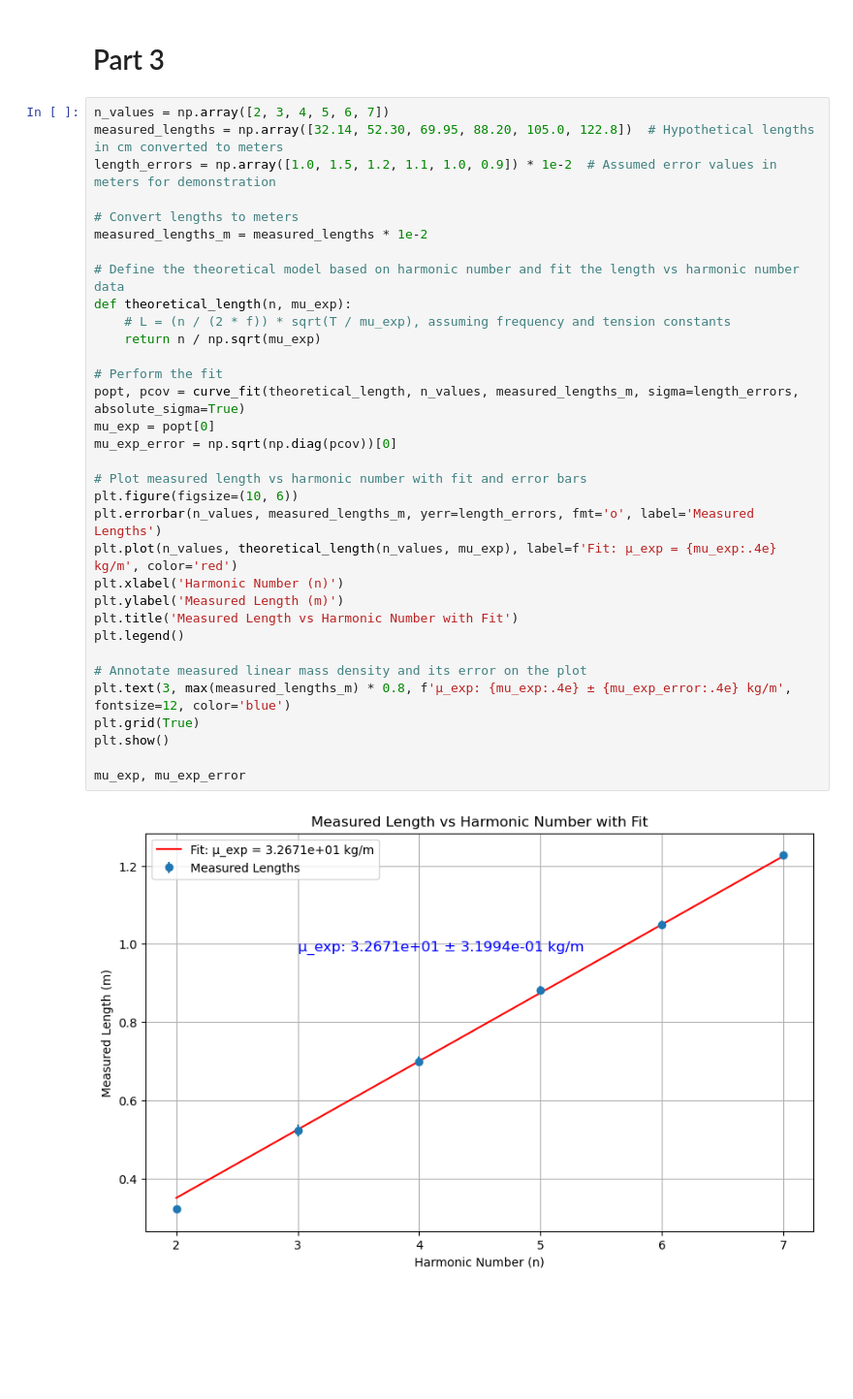
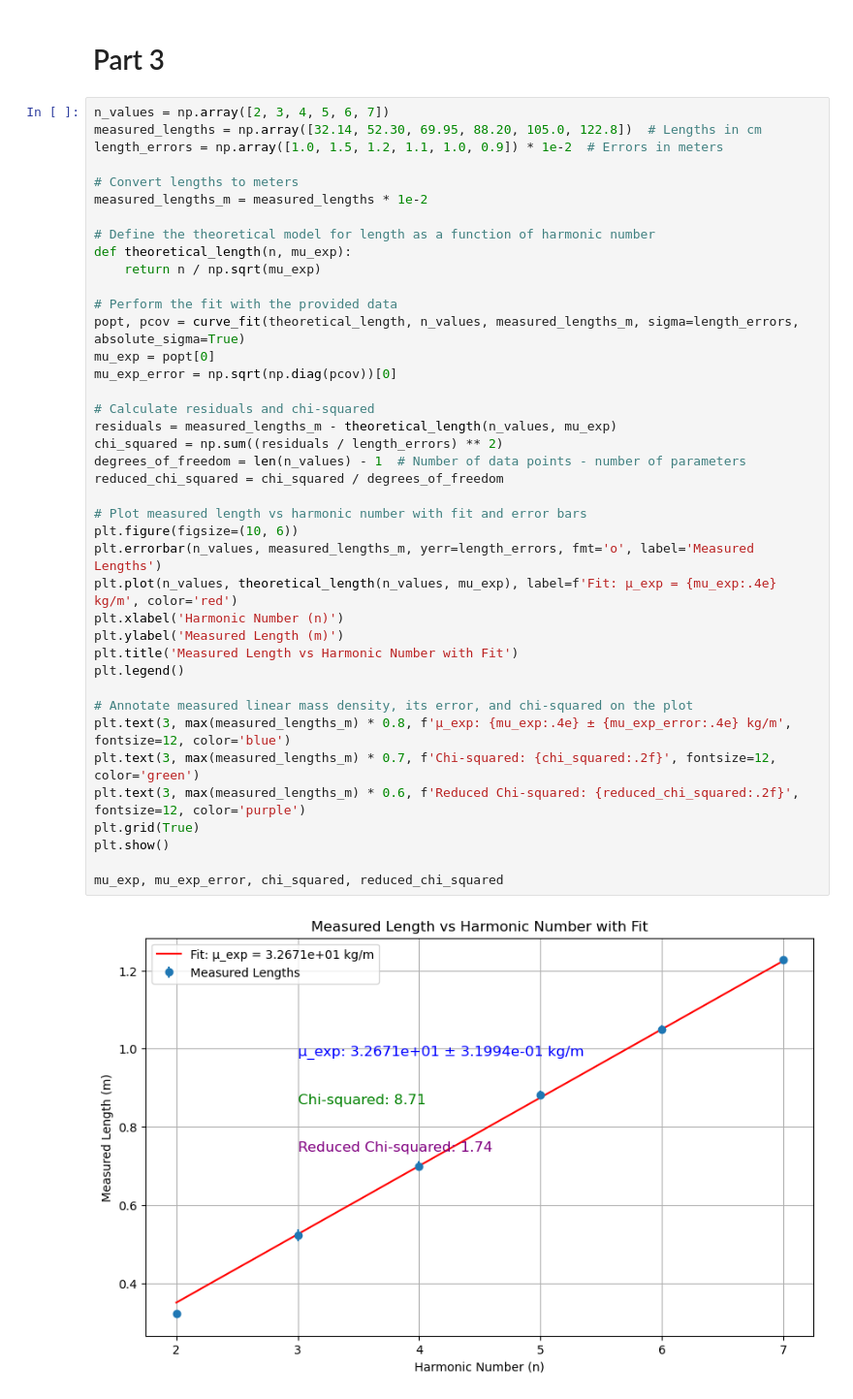
Before and after one commit to Faith-Qiao/physics5bl, a Jupyter notebook: lab11/lab11.ipynb, the cells around one changed output. Shown: that part at 97% size. Cells and saved outputs as stored; diff of their text form; blank space fills up the shorter version.

```diff
--- a/lab11/lab11.ipynb
+++ b/lab11/lab11.ipynb
@@ -116,36 +127,43 @@ alpha, alpha_error
 # Part 3
 # %%
 n_values = np.array([2, 3, 4, 5, 6, 7])
-measured_lengths = np.array([32.14, 52.30, 69.95, 88.20, 105.0, 122.8])  # Hypothetical lengths in cm converted to meters
-length_errors = np.array([1.0, 1.5, 1.2, 1.1, 1.0, 0.9]) * 1e-2  # Assumed error values in meters for demonstration
+measured_lengths = np.array([32.14, 52.30, 69.95, 88.20, 105.0, 122.8])  # Lengths in cm
+length_errors = np.array([1.0, 1.5, 1.2, 1.1, 1.0, 0.9]) * 1e-2  # Errors in meters
 
 # Convert lengths to meters
 measured_lengths_m = measured_lengths * 1e-2
 
-# Define the theoretical model based on harmonic number and fit the length vs harmonic number data
+# Define the theoretical model for length as a function of harmonic number
 def theoretical_length(n, mu_exp):
-    # L = (n / (2 * f)) * sqrt(T / mu_exp), assuming frequency and tension constants
     return n / np.sqrt(mu_exp)
 
-# Perform the fit
+# Perform the fit with the provided data
 popt, pcov = curve_fit(theoretical_length, n_values, measured_lengths_m, sigma=length_errors, absolute_sigma=True)
 mu_exp = popt[0]
 mu_exp_error = np.sqrt(np.diag(pcov))[0]
+
+# Calculate residuals and chi-squared
+residuals = measured_lengths_m - theoretical_length(n_values, mu_exp)
+chi_squared = np.sum((residuals / length_errors) ** 2)
+degrees_of_freedom = len(n_values) - 1  # Number of data points - number of parameters
+reduced_chi_squared = chi_squared / degrees_of_freedom
 
 # Plot measured length vs harmonic number with fit and error bars
 plt.figure(figsize=(10, 6))
 plt.errorbar(n_values, measured_lengths_m, yerr=length_errors, fmt='o', label='Measured Lengths')
 plt.plot(n_values, theoretical_length(n_values, mu_exp), label=f'Fit: μ_exp = {mu_exp:.4e} kg/m', color='red')
 plt.xlabel('Harmonic Number (n)')
 plt.ylabel('Measured Length (m)')
 plt.title('Measured Length vs Harmonic Number with Fit')
 plt.legend()
 
-# Annotate measured linear mass density and its error on the plot
+# Annotate measured linear mass density, its error, and chi-squared on the plot
 plt.text(3, max(measured_lengths_m) * 0.8, f'μ_exp: {mu_exp:.4e} ± {mu_exp_error:.4e} kg/m', fontsize=12, color='blue')
+plt.text(3, max(measured_lengths_m) * 0.7, f'Chi-squared: {chi_squared:.2f}', fontsize=12, color='green')
+plt.text(3, max(measured_lengths_m) * 0.6, f'Reduced Chi-squared: {reduced_chi_squared:.2f}', fontsize=12, color='purple')
 plt.grid(True)
 plt.show()
 
-mu_exp, mu_exp_error
+mu_exp, mu_exp_error, chi_squared, reduced_chi_squared
 # %% [output]
-[figure, old version]
+[figure, new version]
```
Also changed, not shown: parts of 10 cells of this notebook, 2 other files.
